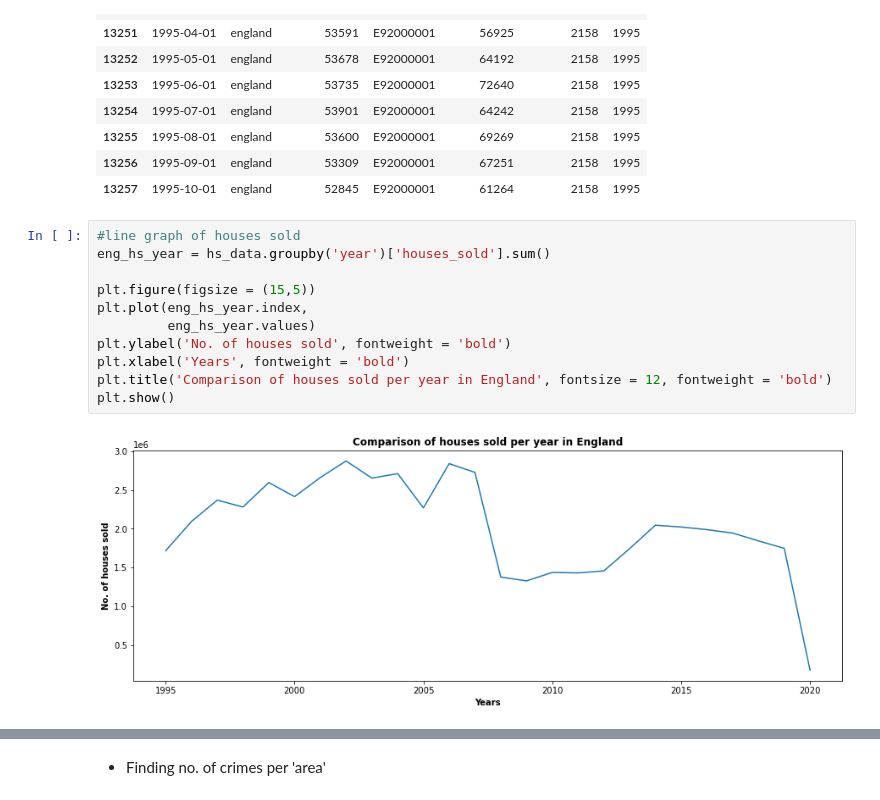
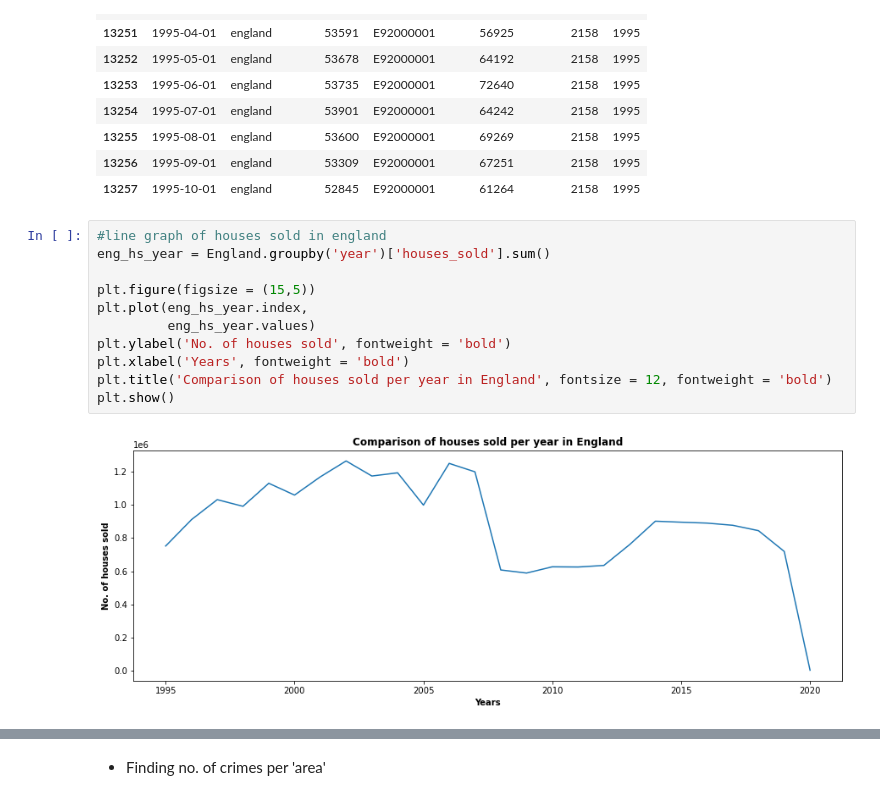
Before and after one commit to captin01/Data_Analysis, a Jupyter notebook: London_Housing/LND_Housing.ipynb, the cells around one changed output, grey strips where cells are left out. Drawn from its saved outputs; the diff is of its cells as text.

```diff
--- a/London_Housing/LND_Housing.ipynb
+++ b/London_Housing/LND_Housing.ipynb
@@ -395,15 +369,15 @@ England.head(10)
 | 13256 | 1995-09-01 | england | 53309 | E92000001 | 67251 | 2158 | 1995 |
 | 13257 | 1995-10-01 | england | 52845 | E92000001 | 61264 | 2158 | 1995 |
 # %%
-#line graph of houses sold
-eng_hs_year = hs_data.groupby('year')['houses_sold'].sum()
+#line graph of houses sold in england
+eng_hs_year = England.groupby('year')['houses_sold'].sum()
 
 plt.figure(figsize = (15,5))
 plt.plot(eng_hs_year.index,
          eng_hs_year.values)
 plt.ylabel('No. of houses sold', fontweight = 'bold')
 plt.xlabel('Years', fontweight = 'bold')
 plt.title('Comparison of houses sold per year in England', fontsize = 12, fontweight = 'bold')
 plt.show()
 # %% [output]
-[figure, old version]
+[figure, new version]
```
Also changed, not shown: parts of 48 cells of this notebook.
